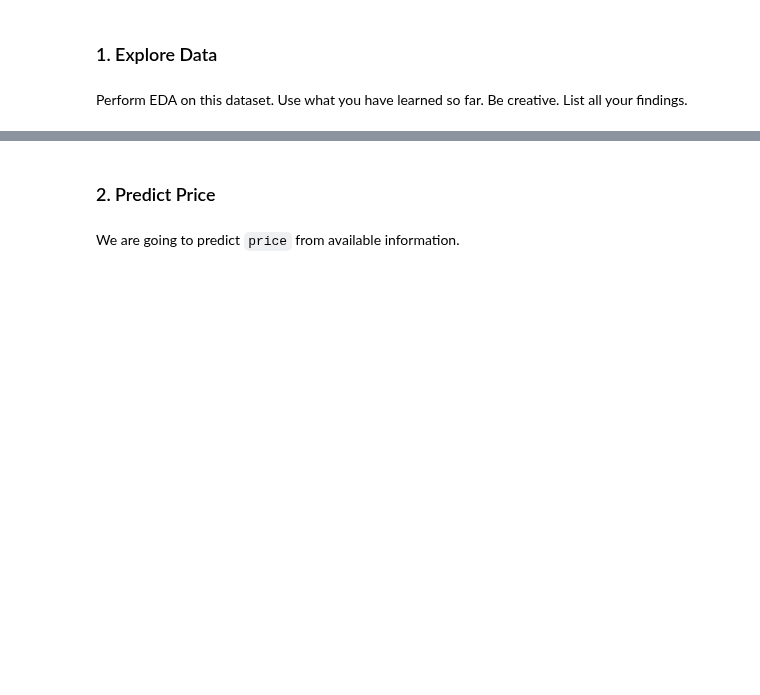
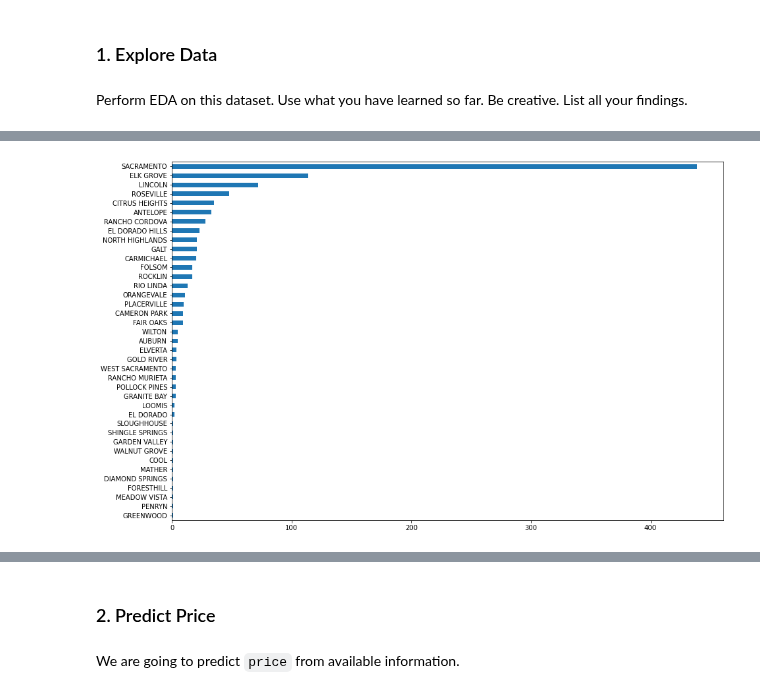
Before and after one commit to reediredale/institute-of-data, a Jupyter notebook: Module 4/Lab_4.1.1.ipynb, the cells around one changed output, grey strips where cells are left out. Cells and saved outputs as stored; diff of their text form; code cells hidden in the pictures; blank space fills up the shorter version.

```diff
--- a/Module 4/Lab_4.1.1.ipynb
+++ b/Module 4/Lab_4.1.1.ipynb
@@ -25,0 +182,4 @@ house_csv = "./../data/Sacramento_transactions.csv"
+# %%
+data['city'].value_counts().sort_values().plot(kind='barh', figsize=(15,10));
+# %% [output]
+[figure, added]
```
Also changed, not shown: parts of 50 cells of this notebook.
